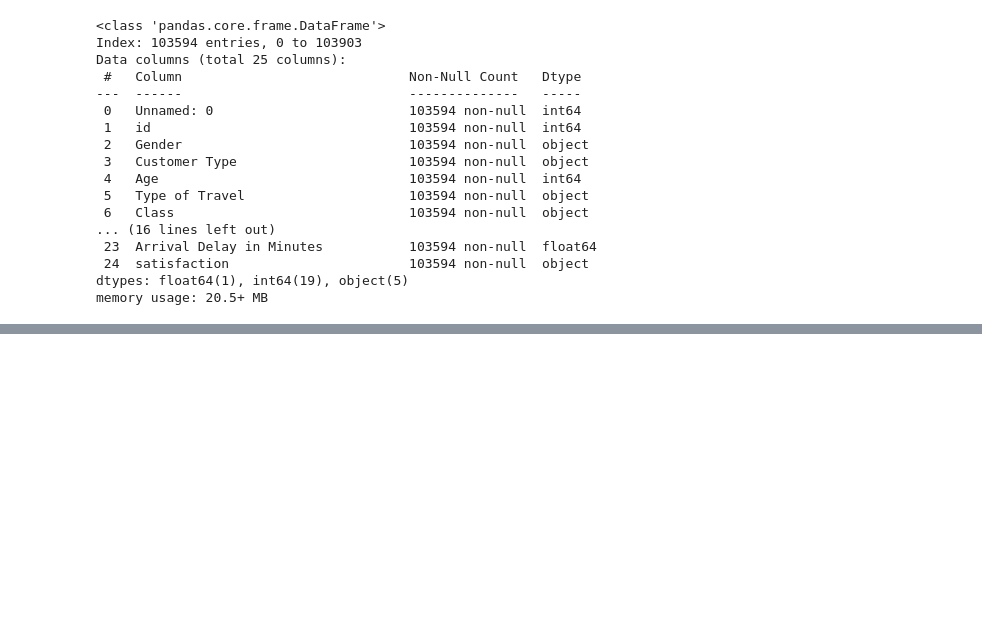
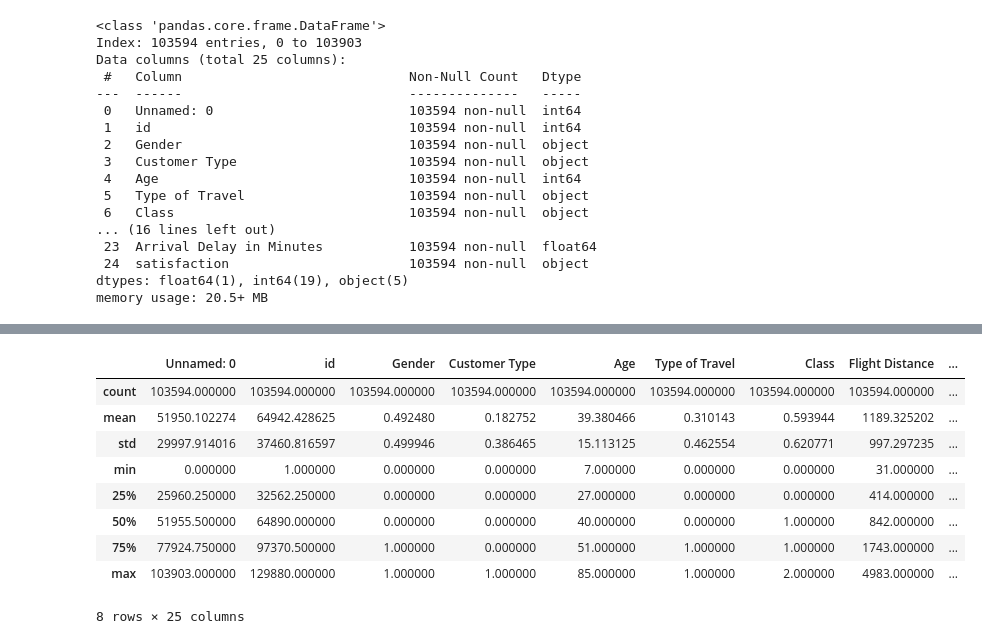
Before and after one commit to Park-HY-00/BAV, a Jupyter notebook: final-project.ipynb, the cells around one changed output, grey strips where cells are left out. Saved outputs shown, nothing was run; the diff lists cells and outputs as text; code cells hidden in the pictures; blank space fills up the shorter version.

```diff
--- a/final-project.ipynb
+++ b/final-project.ipynb
@@ -94,0 +131,13 @@ test_df.head()
+# %%
+train_df.describe()
+# %% [output]
+|  | Unnamed: 0 | id | Gender | Customer Type | Age | Type of Travel | Class | Flight Distance | ... |
+| count | 103594.000000 | 103594.000000 | 103594.000000 | 103594.000000 | 103594.000000 | 103594.000000 | 103594.000000 | 103594.000000 | ... |
+| mean | 51950.102274 | 64942.428625 | 0.492480 | 0.182752 | 39.380466 | 0.310143 | 0.593944 | 1189.325202 | ... |
+| std | 29997.914016 | 37460.816597 | 0.499946 | 0.386465 | 15.113125 | 0.462554 | 0.620771 | 997.297235 | ... |
+| min | 0.000000 | 1.000000 | 0.000000 | 0.000000 | 7.000000 | 0.000000 | 0.000000 | 31.000000 | ... |
+| 25% | 25960.250000 | 32562.250000 | 0.000000 | 0.000000 | 27.000000 | 0.000000 | 0.000000 | 414.000000 | ... |
+| 50% | 51955.500000 | 64890.000000 | 0.000000 | 0.000000 | 40.000000 | 0.000000 | 1.000000 | 842.000000 | ... |
+| 75% | 77924.750000 | 97370.500000 | 1.000000 | 0.000000 | 51.000000 | 1.000000 | 1.000000 | 1743.000000 | ... |
+| max | 103903.000000 | 129880.000000 | 1.000000 | 1.000000 | 85.000000 | 1.000000 | 2.000000 | 4983.000000 | ... |
+8 rows × 25 columns
```
Also changed, not shown: parts of 13 cells of this notebook.
